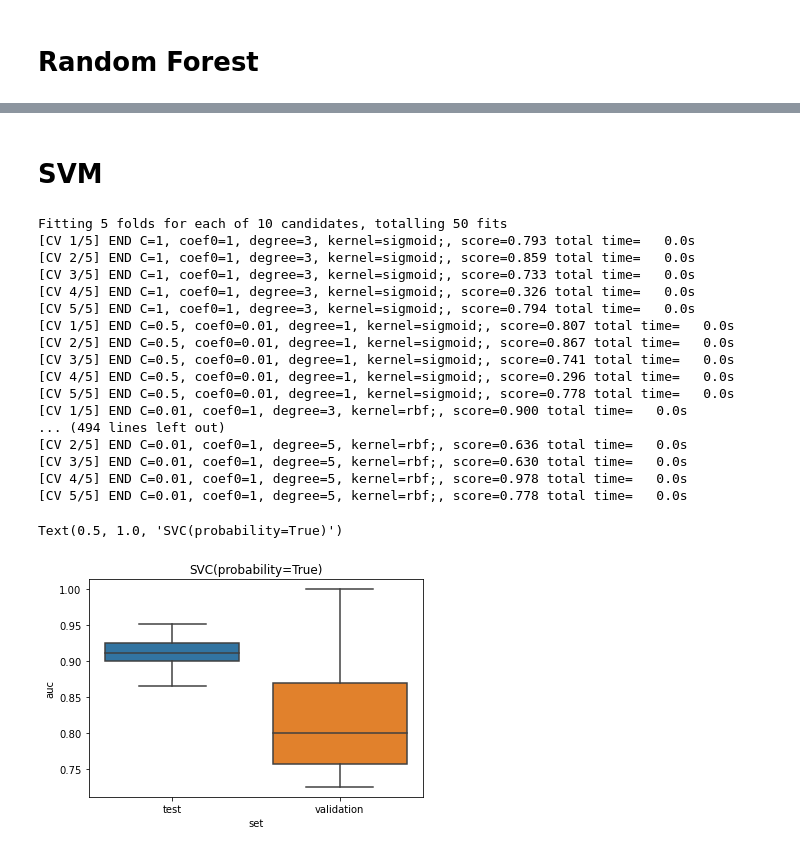
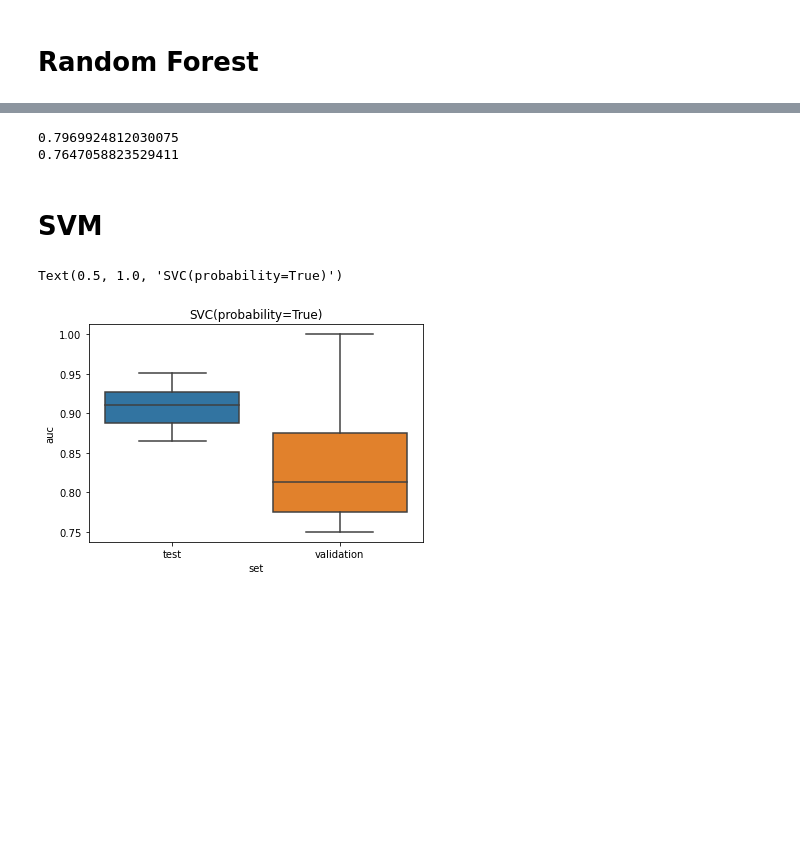
Before and after one commit to naomiverkerk/TM10007, a Jupyter notebook: Okedezefile.ipynb, the cells around one changed output, grey strips where cells are left out. Saved outputs shown, nothing was run; the diff lists cells and outputs as text; code cells hidden in the pictures; blank space fills up the shorter version.

Commit message:
Met accuracy van test

```diff
--- a/Okedezefile.ipynb
+++ b/Okedezefile.ipynb
@@ -157,8 +193,11 @@ train_size = len(X_train.index)
 removal_rate = round(train_size*acceptabele_ratio)
 
 X_train = X_train.dropna(axis=1, thresh=removal_rate)
-common_cols = list(set(X_train.columns).intersection(X_test.columns))
-X_test = X_test[common_cols]
+
+
+test_size = len(X_test.index)
+removal_rate = round(test_size*acceptabele_ratio)
+X_test = X_test.dropna(axis=1, thresh=removal_rate)
 print(X_train.shape)
 print(X_test.shape)
 # %% [output]
@@ -537,3 +639,20 @@ The optimal min_samples_leaf=3
+# %%
+clf = clf_list[3]
+parameters = parameters_list[3]
+randomized_search = RandomizedSearchCV(clf, parameters, cv=cv_5fold, scoring='roc_auc', n_iter = 10)
+randomized_search.fit(X_train_final, Y_train)
+
+# Get resulting classifier
+clf = randomized_search.best_estimator_
+
+# Test the classifier on the train data
+
+print(clf.score(X_train_final, Y_train))
+
+print(clf.score(X_test_final, Y_test))
+# %% [output]
+0.7969924812030075
+0.7647058823529411
 # %% [markdown]
 # SVM
 # %%
@@ -561,49 +680,54 @@ for train_index, validation_index, in cv_10fold.split(X_train, Y_train):
     # Get the auc
     auc = metrics.roc_auc_score(Y_train_CV, scores)
     results.append({
         'auc': auc,
         'degree': clf.degree,
         'coef0': clf.coef0,
         'C': clf.C,
         'kernel': clf.kernel,
         'set': 'test'
     })
 
     # Test the classifier on the validation data
     probabilities_validation = clf.predict_proba(X_validation_CV)
     scores_validation = probabilities_validation[:, 1]
 
     # Get the auc
     auc_validation = metrics.roc_auc_score(Y_validation_CV, scores_validation)
     results.append({
         'auc': auc_validation,
         'degree': clf.degree,
         'coef0': clf.coef0,
         'C': clf.C,
         'kernel': clf.kernel,
         'set': 'validation'
     })
 
+    # Results of the testset
+    results_test =[]
+
+    # Test the classifier on the train data
+    probabilities_test = clf.predict_proba(X_test_final)
+    scores_test = probabilities_test[:, 1]
+
+    auc_test = metrics.roc_auc_score(Y_test, scores_test)
+    accuracy_test = metrics.accuracy_score(Y_test, scores_test)
+    results_test.append({
+        'auc': auc_test,
+        'degree': clf.degree,
+        'coef0': clf.coef0,
+        'C': clf.C,
+        'kernel': clf.kernel,
+        'accuracy': accuracy_test,
+        'set': 'test'
+    })
+
+results_test = pd.DataFrame(results_test)
+sns.boxplot(y='auc', x='set', data=results).set_title(f'{clf_list[3]}')
+print(results_test)
 #Create results dataframe and plot it
 results = pd.DataFrame(results)
 sns.boxplot(y='auc', x='set', data=results).set_title(f'{clf_list[4]}')
 # %% [output]
-Fitting 5 folds for each of 10 candidates, totalling 50 fits
-[CV 1/5] END C=1, coef0=1, degree=3, kernel=sigmoid;, score=0.793 total time=   0.0s
-[CV 2/5] END C=1, coef0=1, degree=3, kernel=sigmoid;, score=0.859 total time=   0.0s
-[CV 3/5] END C=1, coef0=1, degree=3, kernel=sigmoid;, score=0.733 total time=   0.0s
-[CV 4/5] END C=1, coef0=1, degree=3, kernel=sigmoid;, score=0.326 total time=   0.0s
-[CV 5/5] END C=1, coef0=1, degree=3, kernel=sigmoid;, score=0.794 total time=   0.0s
-[CV 1/5] END C=0.5, coef0=0.01, degree=1, kernel=sigmoid;, score=0.807 total time=   0.0s
-[CV 2/5] END C=0.5, coef0=0.01, degree=1, kernel=sigmoid;, score=0.867 total time=   0.0s
-[CV 3/5] END C=0.5, coef0=0.01, degree=1, kernel=sigmoid;, score=0.741 total time=   0.0s
-[CV 4/5] END C=0.5, coef0=0.01, degree=1, kernel=sigmoid;, score=0.296 total time=   0.0s
-[CV 5/5] END C=0.5, coef0=0.01, degree=1, kernel=sigmoid;, score=0.778 total time=   0.0s
-[CV 1/5] END C=0.01, coef0=1, degree=3, kernel=rbf;, score=0.900 total time=   0.0s
-... (494 lines left out)
-[CV 2/5] END C=0.01, coef0=1, degree=5, kernel=rbf;, score=0.636 total time=   0.0s
-[CV 3/5] END C=0.01, coef0=1, degree=5, kernel=rbf;, score=0.630 total time=   0.0s
-[CV 4/5] END C=0.01, coef0=1, degree=5, kernel=rbf;, score=0.978 total time=   0.0s
-[CV 5/5] END C=0.01, coef0=1, degree=5, kernel=rbf;, score=0.778 total time=   0.0s
+Text(0.5, 1.0, 'SVC(probability=True)')
-Text(0.5, 1.0, 'SVC(probability=True)')
-[figure, old version]
+[figure, new version]
```
Also changed, not shown: parts of 9 cells of this notebook.
